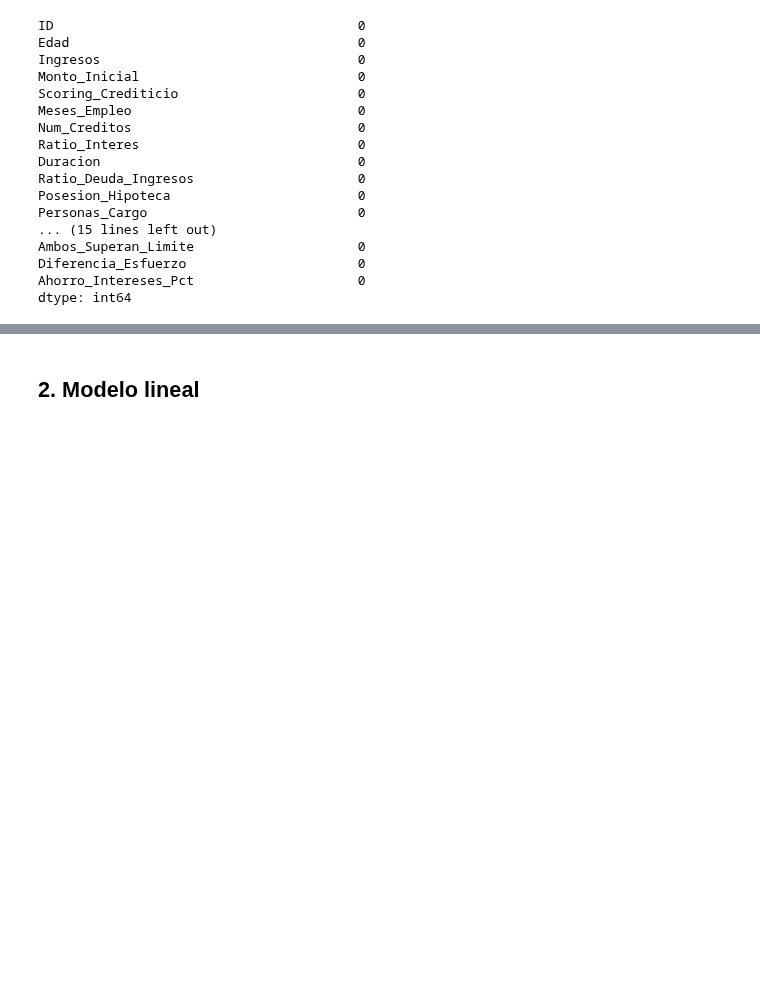
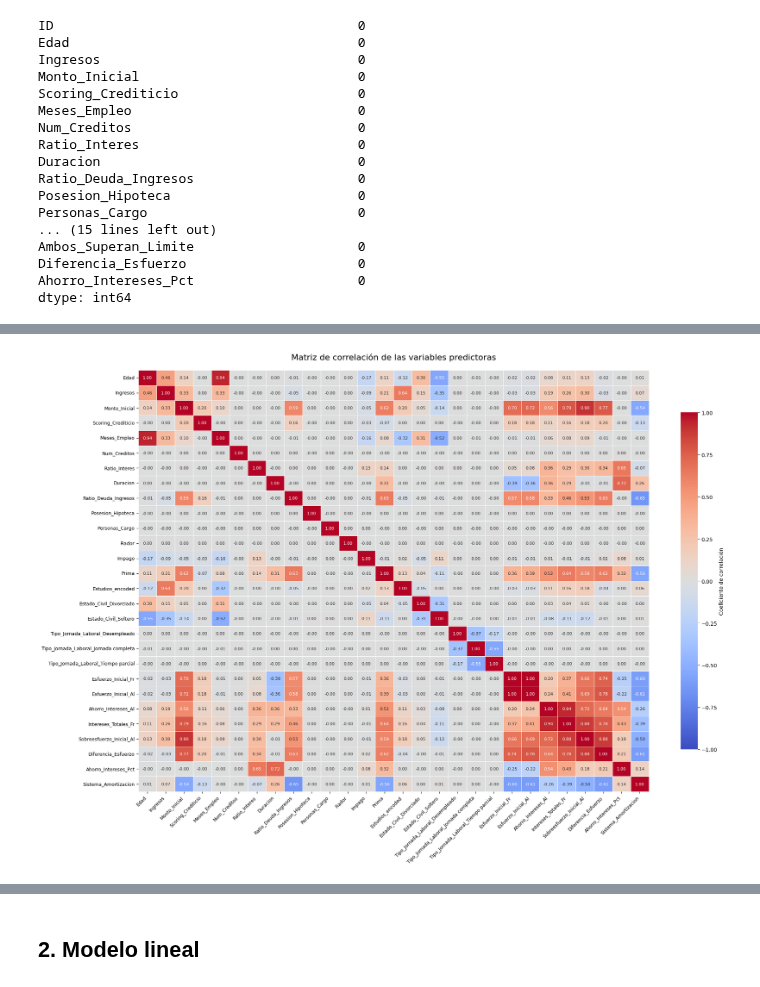
Before and after one commit to izarozubia-max/RETO5, a Jupyter notebook: Estimar_prima.ipynb, the cells around one changed output, grey strips where cells are left out. Saved outputs shown, nothing was run; the diff lists cells and outputs as text; code cells hidden in the pictures; blank space fills up the shorter version.

Commit message:
Modelo con un menor coste computacional y correlacion mirada

```diff
--- a/Estimar_prima.ipynb
+++ b/Estimar_prima.ipynb
@@ -130,3 +156,48 @@ X_train, X_test, y_train, y_test = train_test_split(X, y, test_size=0.2, random_
+# %%
+# Matriz de correlación de las variables que realmente entran al modelo
+df_num = df.select_dtypes(include=['int64', 'float64'])
+correlacion = df_num.corr()
+
+plt.figure(figsize=(20, 14))
+
+sns.heatmap(
+    correlacion,
+    annot=True,          # Mostrar los valores
+    fmt=".2f",           # Dos decimales
+    cmap="coolwarm",
+    center=0,
+    vmin=-1,
+    vmax=1,
+    linewidths=0.5,
+    linecolor="white",
+    annot_kws={"size": 8},
+    cbar_kws={
+        "label": "Coeficiente de correlación",
+        "shrink": 0.8
+    }
+)
+
+plt.title(
+    "Matriz de correlación de las variables predictoras",
+    fontsize=16,
+    pad=20
+)
+
+plt.xticks(
+    rotation=45,
+    ha="right",
+    fontsize=9
+)
+
+plt.yticks(
+    rotation=0,
+    fontsize=9
+)
+
+plt.tight_layout()
+plt.show()
+# %% [output]
+[figure, added]
 # %%
 from sklearn.preprocessing import StandardScaler
 
```
Also changed, not shown: parts of 1 cell of this notebook, 1 other file.
